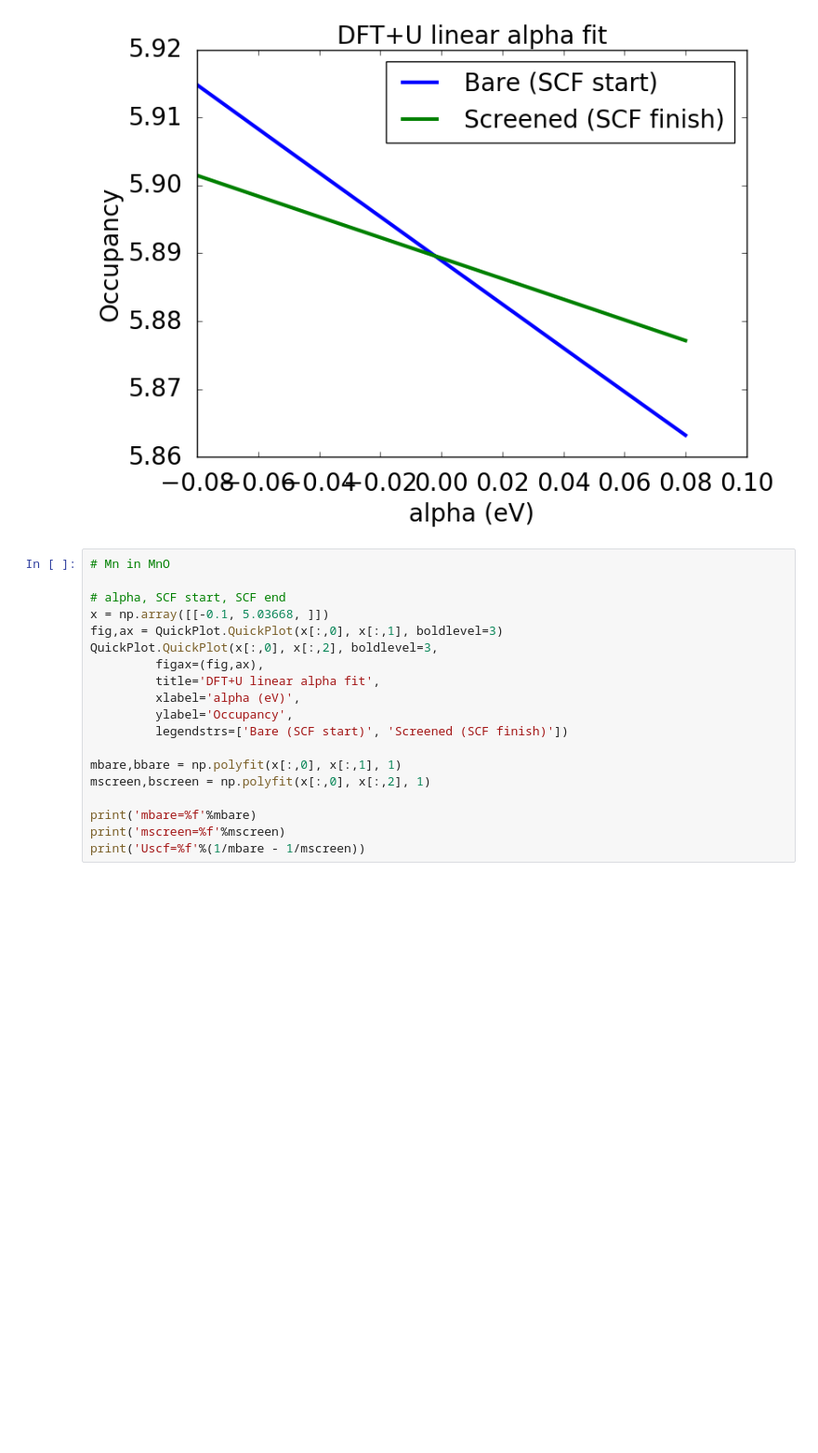
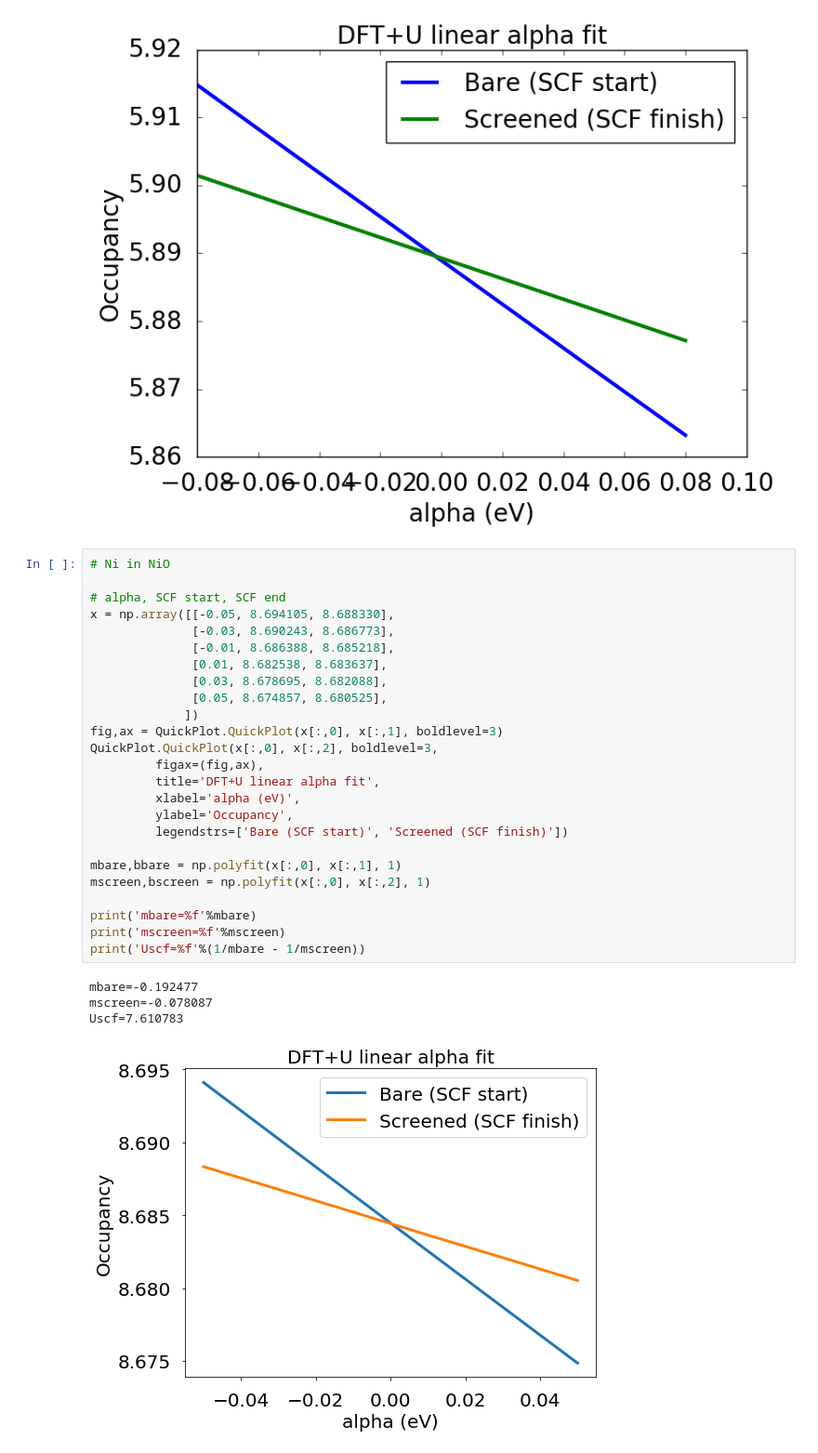
Before and after one commit to ZGainsforth/QEScripts, a Jupyter notebook: DFT+U plot.ipynb, the cells around one changed output. Shown at 93% size. Cells and saved outputs as stored; diff of their text form; blank space fills up the shorter version.

```diff
--- a/DFT+U plot.ipynb
+++ b/DFT+U plot.ipynb
@@ -70,21 +43,32 @@ mscreen=-0.151824
 Uscf=3.483684
 [figure]
 # %%
-# Mn in MnO
+# Ni in NiO
 
 # alpha, SCF start, SCF end
-x = np.array([[-0.1, 5.03668, ]])
+x = np.array([[-0.05, 8.694105, 8.688330],
+              [-0.03, 8.690243, 8.686773],
+              [-0.01, 8.686388, 8.685218],
+              [0.01, 8.682538, 8.683637],
+              [0.03, 8.678695, 8.682088],
+              [0.05, 8.674857, 8.680525],
+             ])
 fig,ax = QuickPlot.QuickPlot(x[:,0], x[:,1], boldlevel=3)
 QuickPlot.QuickPlot(x[:,0], x[:,2], boldlevel=3,
          figax=(fig,ax),
          title='DFT+U linear alpha fit',
          xlabel='alpha (eV)',
          ylabel='Occupancy',
          legendstrs=['Bare (SCF start)', 'Screened (SCF finish)'])
 
 mbare,bbare = np.polyfit(x[:,0], x[:,1], 1)
 mscreen,bscreen = np.polyfit(x[:,0], x[:,2], 1)
 
 print('mbare=%f'%mbare)
 print('mscreen=%f'%mscreen)
 print('Uscf=%f'%(1/mbare - 1/mscreen))
+# %% [output]
+mbare=-0.192477
+mscreen=-0.078087
+Uscf=7.610783
+[figure, added]
```
Also changed, not shown: parts of 2 cells of this notebook, 1 other file.
